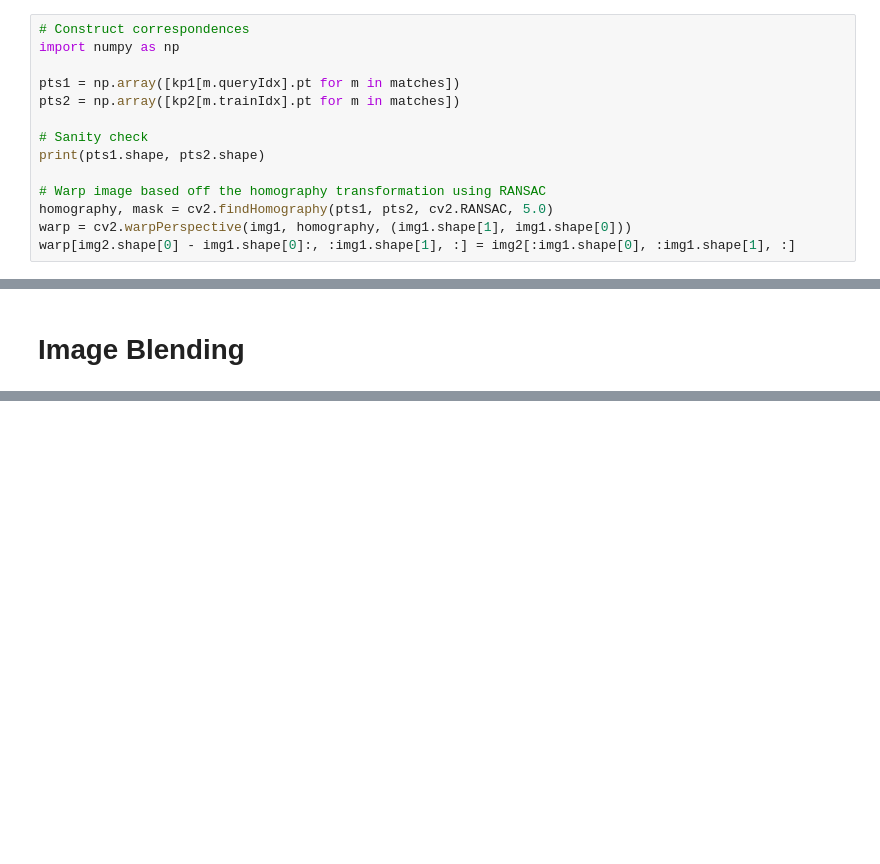
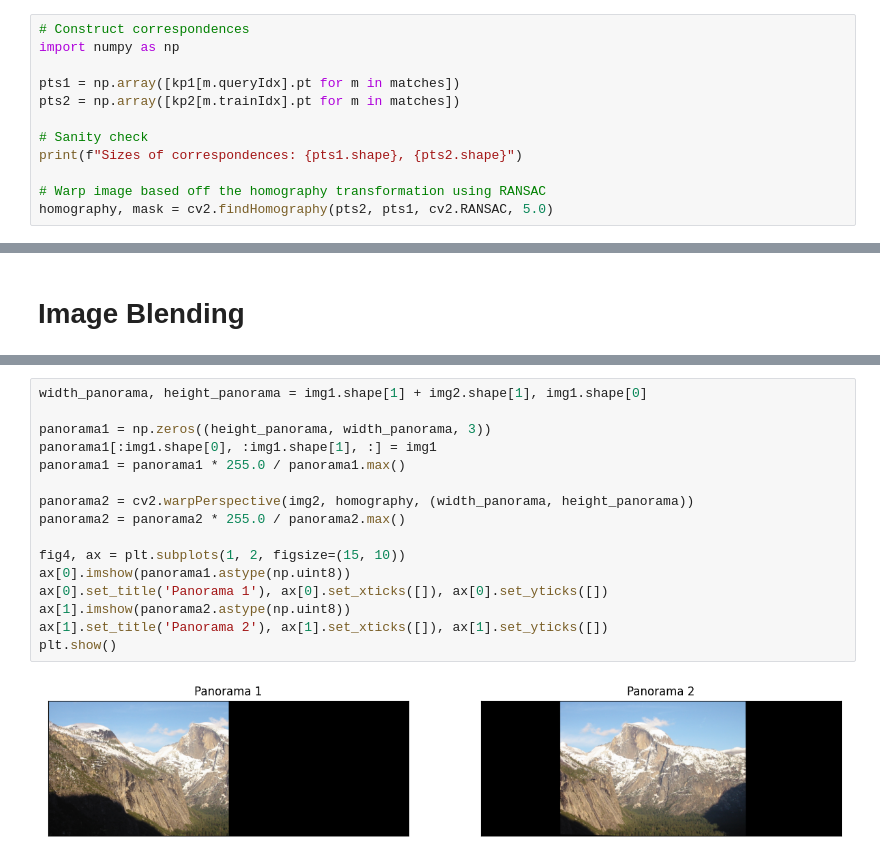
Before and after one commit to mattdo-dev/trivial-panaroma-stitching, a Jupyter notebook: panorama.ipynb, the cells around one changed output, grey strips where cells are left out. Drawn from its saved outputs; the diff is of its cells as text; blank space fills up the shorter version.

```diff
--- a/panorama.ipynb
+++ b/panorama.ipynb
@@ -65,10 +66,8 @@ pts1 = np.array([kp1[m.queryIdx].pt for m in matches])
 pts2 = np.array([kp2[m.trainIdx].pt for m in matches])
 
 # Sanity check
-print(pts1.shape, pts2.shape)
+print(f"Sizes of correspondences: {pts1.shape}, {pts2.shape}")
 
 # Warp image based off the homography transformation using RANSAC
-homography, mask = cv2.findHomography(pts1, pts2, cv2.RANSAC, 5.0)
-warp = cv2.warpPerspective(img1, homography, (img1.shape[1], img1.shape[0]))
-warp[img2.shape[0] - img1.shape[0]:, :img1.shape[1], :] = img2[:img1.shape[0], :img1.shape[1], :]
+homography, mask = cv2.findHomography(pts2, pts1, cv2.RANSAC, 5.0)
 # %% [output]
@@ -78,0 +97,18 @@ warp[img2.shape[0] - img1.shape[0]:, :img1.shape[1], :] = img2[:img1.shape[0], :
+# %%
+width_panorama, height_panorama = img1.shape[1] + img2.shape[1], img1.shape[0]
+
+panorama1 = np.zeros((height_panorama, width_panorama, 3))
+panorama1[:img1.shape[0], :img1.shape[1], :] = img1
+panorama1 = panorama1 * 255.0 / panorama1.max()
+
+panorama2 = cv2.warpPerspective(img2, homography, (width_panorama, height_panorama))
+panorama2 = panorama2 * 255.0 / panorama2.max()
+
+fig4, ax = plt.subplots(1, 2, figsize=(15, 10))
+ax[0].imshow(panorama1.astype(np.uint8))
+ax[0].set_title('Panorama 1'), ax[0].set_xticks([]), ax[0].set_yticks([])
+ax[1].imshow(panorama2.astype(np.uint8))
+ax[1].set_title('Panorama 2'), ax[1].set_xticks([]), ax[1].set_yticks([])
+plt.show()
+# %% [output]
+[figure, added]
```
Also changed, not shown: parts of 8 cells of this notebook.
